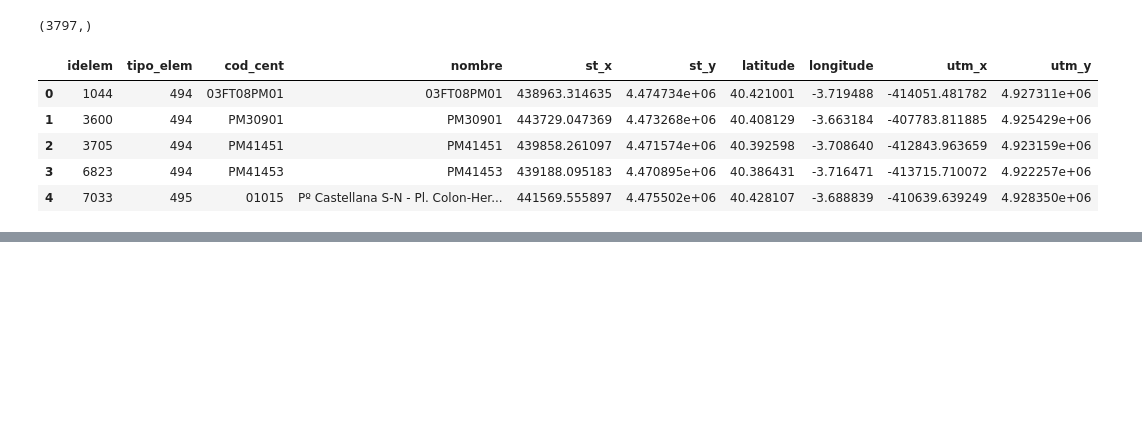
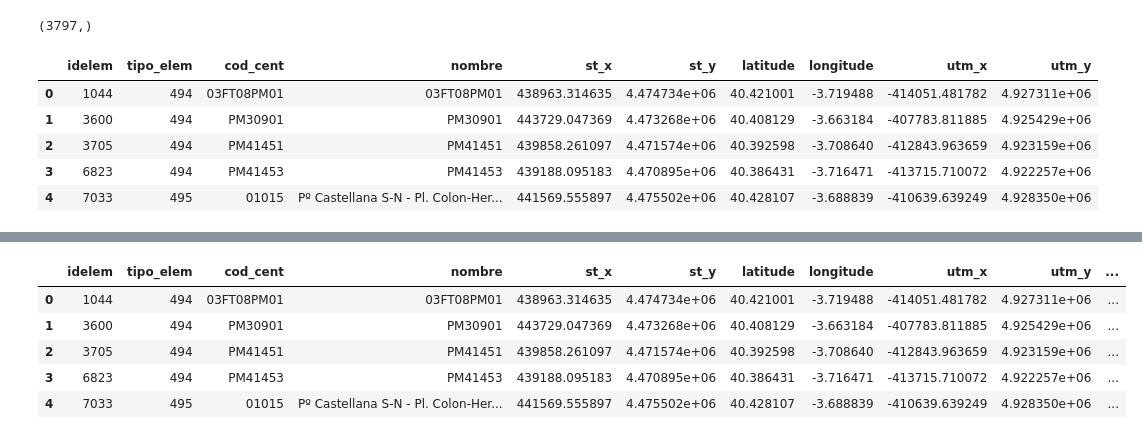
Before and after one commit to Pheithar/socialdata_madridcentral, a Jupyter notebook: traffic.ipynb, the cells around one changed output, grey strips where cells are left out. Drawn from its saved outputs; the diff is of its cells as text; code cells hidden in the pictures; blank space fills up the shorter version.

```diff
--- a/traffic.ipynb
+++ b/traffic.ipynb
@@ -83,5 +85,5 @@ plt.scatter(traffic_points["utm_x"], traffic_points["utm_y"])
 # %%
-with open("data/districts/districts.geojson", "r") as geojson:
+with open("shared_data/districts/districts.geojson", "r") as geojson:
     geodata = json.load(geojson)
 
 # for i in range(len(geodata['features'])):
@@ -109,3 +102,20 @@ g_data = np.array(geodata["features"][0]["geometry"]["coordinates"][0])
+# %%
+path = Path(g_data[["utm_x", "utm_y"]].values)
+points = traffic_points[["utm_x", "utm_y"]].values
+
+points_in_path_mask = path.contains_points(points)
+
+traffic_points["color"] = "red"
+
+traffic_points.loc[points_in_path_mask, "color"] = "blue"
+traffic_points.head()
+# %% [output]
+|  | idelem | tipo_elem | cod_cent | nombre | st_x | st_y | latitude | longitude | utm_x | utm_y | ... |
+| 0 | 1044 | 494 | 03FT08PM01 | 03FT08PM01 | 438963.314635 | 4.474734e+06 | 40.421001 | -3.719488 | -414051.481782 | 4.927311e+06 | ... |
+| 1 | 3600 | 494 | PM30901 | PM30901 | 443729.047369 | 4.473268e+06 | 40.408129 | -3.663184 | -407783.811885 | 4.925429e+06 | ... |
+| 2 | 3705 | 494 | PM41451 | PM41451 | 439858.261097 | 4.471574e+06 | 40.392598 | -3.708640 | -412843.963659 | 4.923159e+06 | ... |
+| 3 | 6823 | 494 | PM41453 | PM41453 | 439188.095183 | 4.470895e+06 | 40.386431 | -3.716471 | -413715.710072 | 4.922257e+06 | ... |
+| 4 | 7033 | 495 | 01015 | Pº Castellana S-N - Pl. Colon-Her... | 441569.555897 | 4.475502e+06 | 40.428107 | -3.688839 | -410639.639249 | 4.928350e+06 | ... |
 # %%
 p = figure(title="My first interactive plot!", x_axis_type="mercator", y_axis_type="mercator")
 
```
Also changed, not shown: parts of 7 cells of this notebook.
